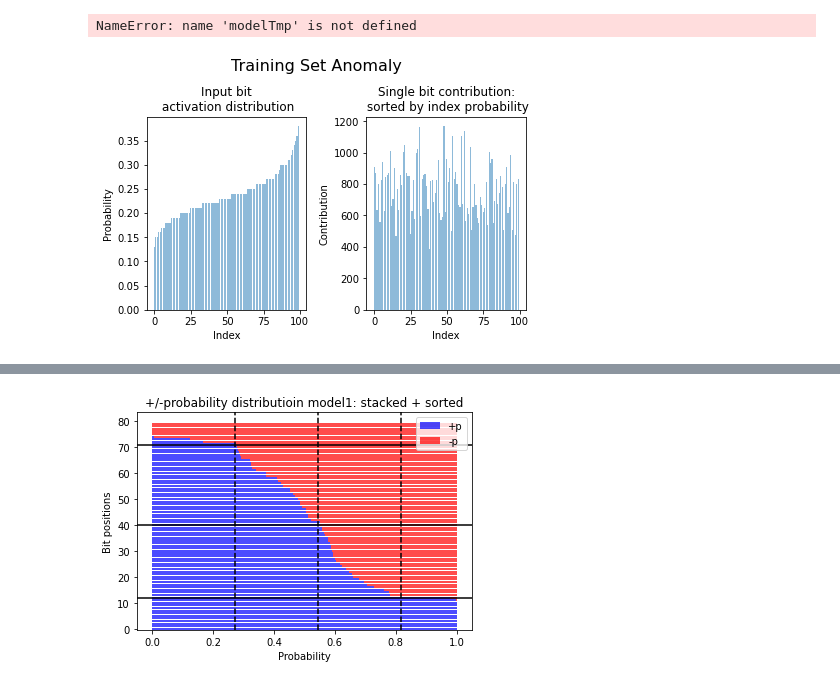
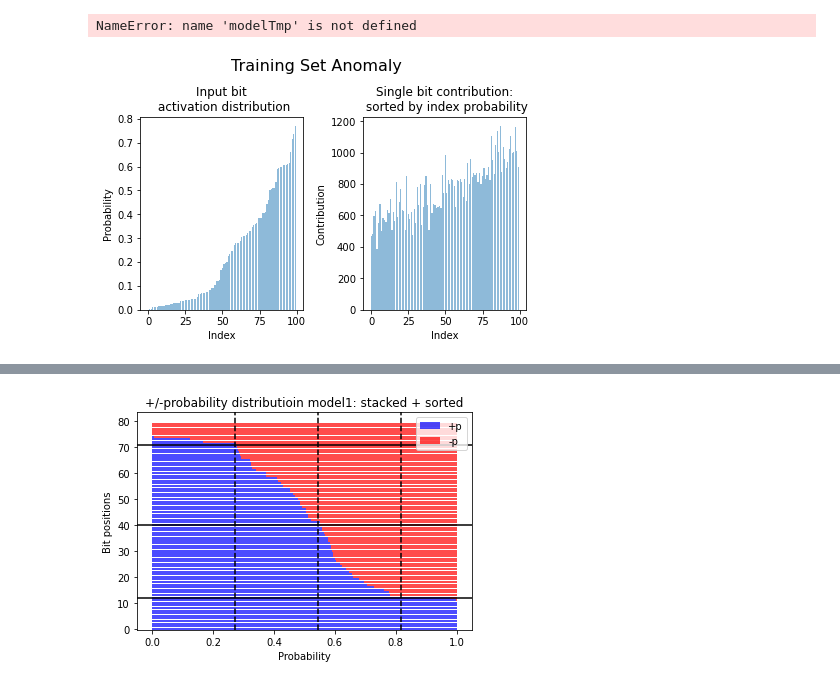
Before and after one commit to FilipKubackiSoton/DeepOptimization, a Jupyter notebook: exp.ipynb, the cells around one changed output, grey strips where cells are left out. Cells and saved outputs as stored; diff of their text form; code cells hidden in the pictures.

```diff
--- a/exp.ipynb
+++ b/exp.ipynb
@@ -22,4 +23,4 @@ fitness_function = knapSack.Fitness
 # %% [output]
 Best Objective Value: 0
 # %%
-trainTmp = utg.generate_training_set(100, 100)
+tmptrain = utg.generate_training_set(100, 500)
@@ -235,8 +241,7 @@ def decod(encoded_solution, decoder, latent_size, output_size):
     new_fitness = fitness_function(output_array_binary) # calculate new fitness
     return output_array_binary, new_fitness
 # %%
-#e, d = utm.split_model_into_encoder_decoder(model3)
-def latent_activation(model, title, xl, yl, activation=1, background_activation =0):
+def weights_matrix_sorting(model, activation=1, background_activation = -1):
     def shuffle_columns_weights_matrix(decoder, pos):
         #matrix  = decoder.layers[1].get_weights()[1]
         matrix  = decoder.layers[1].get_weights()
@@ -262,28 +267,40 @@ def latent_activation(model, title, xl, yl, activation=1, background_activation
 
     pos = {k : v for k, v in sorted(glob_pos.items(), key = lambda item : item[1])}
     res.sort() # sort bits accorg
+
     weights_matrix = shuffle_columns_weights_matrix(decoder, pos)
+    sorted_weights_matrix = copy.copy(weights_matrix)
+
+    for i in range(np.shape(sorted_weights_matrix)[0]):
+        sorted_weights_matrix[i] = np.sort(sorted_weights_matrix[i])
+
+    return res, weights_matrix, sorted_weights_matrix
+
+
+#e, d = utm.split_model_into_encoder_decoder(model3)
+def latent_activation(model, title, xl, yl, activation=1, background_activation =-1):
+    bit_activation, weights_matrix, sorted_weights_matrix = weights_matrix_sorting(model, activation, background_activation)
 
     title = title + " - activation: " +str(activation)+" background: "+ str(background_activation)
 
-    fig, axes = plt.subplots(nrows=1, ncols=2, constrained_layout = True)
+    fig, axes = plt.subplots(nrows=1, ncols=3, constrained_layout = True)
     fig.suptitle(title, fontsize=16)
-    axes[0].bar(np.arange(len(res)), res, align = "center", alpha = 0.5)
+    axes[0].bar(np.arange(len(bit_activation)), bit_activation, align = "center", alpha = 0.5)
     axes[0].set_title("Bit Activation")
     axes[0].set_ylabel(yl)
     axes[0].set_xlabel(xl)
-    im =axes[1].imshow(weights_matrix, interpolation='nearest', cmap=cm.Greys_r)
-    axes[1].set_title("Weights Matrix Sorted")
+    axes[1].imshow(weights_matrix, interpolation='nearest', cmap=cm.Greys_r)
+    axes[1].set_title("Weights\n Matrix")
     axes[1].set_ylabel("Visible")
     axes[1].set_xlabel("Hidden")
-    fig.colorbar(im, ax=axes.ravel().tolist())
-
-    #plot_distribution(res, title,xl,yl)
-    return glob_pos
+    im =axes[2].imshow(sorted_weights_matrix, interpolation='nearest', cmap=cm.Greys_r)
+    axes[2].set_title("Weights Matrix \nSorted")
+    axes[2].set_ylabel("Visible")
+    axes[2].set_xlabel("Hidden")
+    return
     """
 _ = latent_activation(model3, "Bit Activation: model3", "Bit index", "Probability of Activation")
 pos = latent_activation(model3, "Bit Activation: model3", "Bit index", "Probability of Activation", background_activation=-1)
 """
-_ =latent_activation(modelTmp, "Bit Activation: modelTmp", "Bit index", "Probability of Activation")
-_ = latent_activation(modelTmp, "Bit Activation: modelTmp", "Bit index", "Probability of Activation", background_activation=-1)
+tmp = latent_activation(modelTmp, "Bit Activation: modelTmp", "Bit index", "Probability of Activation", background_activation=-1)
 # %% [output]
@@ -349,35 +366,35 @@ def plot_set_probability_and_values(set_):
         arr +=np.where(i<0,0,1)
 
     arr = arr/set_size
 
     for i in range(len(arr)):
         glob[i] = arr[index]
         index +=1
 
     arr.sort()
     pos = {k : v for k, v in sorted(glob.items(), key = lambda item : item[1])}
     arr2 = []
     for i in pos:
         tmp = np.zeros(100)
         tmp[i] = 1
         arr2.append(np.dot(knapSack.P, tmp))
 
     fig, axes = plt.subplots(nrows=1, ncols=2, constrained_layout = True)
     fig.suptitle('Training Set Anomaly', fontsize=16)
     axes[0].bar(np.arange(sample_size), arr, alpha = 0.5)
     axes[0].set_title("Input bit\n activation distribution")
     axes[0].set_ylabel("Probability")
     axes[0].set_xlabel("Index")
     axes[1].bar(np.arange(sample_size), arr2, alpha = 0.5)
     axes[1].set_title("Single bit contribution:\n sorted by index probability")
     axes[1].set_ylabel("Contribution")
     axes[1].set_xlabel("Index")
     plt.show()
     return
 
-plot_set_probability_and_values(trainTmp)
+plot_set_probability_and_values(tmptrain)
 # %% [output]
-[figure, old version]
+[figure, new version]
 # %%
 def plot_latent_activation_distribution(set_, model, probability = False, sort = False, show = True, model_name = "", plot_name = None):
     def AllPositivesToZero(sol):
```
Also changed, not shown: parts of 17 cells of this notebook, 8 other files.
